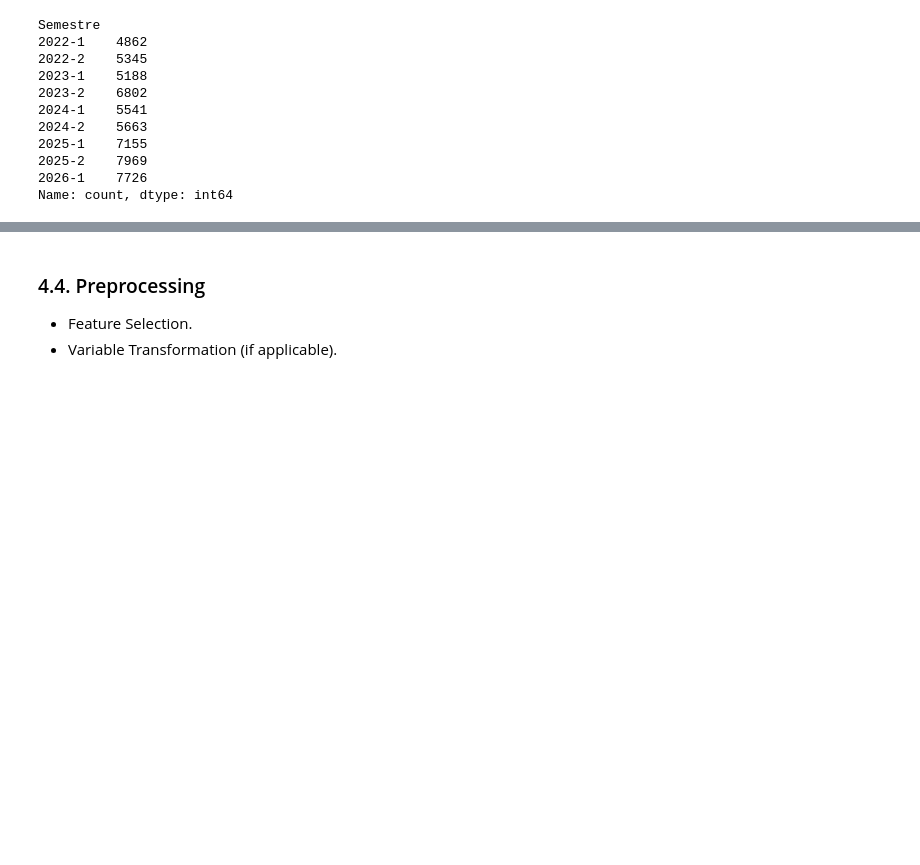
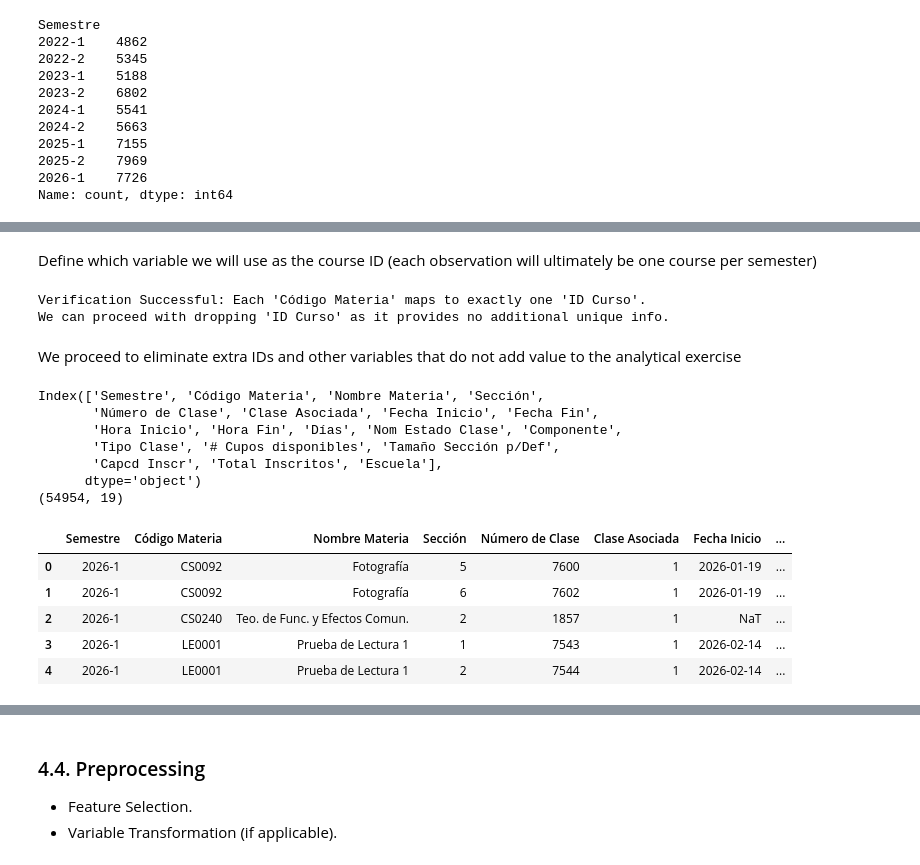
Before and after one commit to SaraMR9/Maestria---Fundamentos-en-ciencia-de-datos, a Jupyter notebook: Proyecto_Final/notebooks/20260207_Final_Project.ipynb, the cells around one changed output, grey strips where cells are left out. Saved outputs shown, nothing was run; the diff lists cells and outputs as text; code cells hidden in the pictures; blank space fills up the shorter version.

```diff
--- a/Proyecto_Final/notebooks/20260207_Final_Project.ipynb
+++ b/Proyecto_Final/notebooks/20260207_Final_Project.ipynb
@@ -315,6 +297,0 @@ To ensure the analysis only includes relevant academic activity, the dataset is
-# %%
-# A filter is applied so that only classes in 'Activo' (Active) and 'Detener Inscripción' (Stop Enrollment) status remain.
-programacion = programacion[(programacion["Estado Clase"].isin(["Activo", "Detener Inscripción"]))]
-
-# Verify the remaining unique values in the column
-programacion["Estado Clase"].unique()
@@ -330,0 +336,17 @@ Semester analyzed:
+# %%
+# 1. Check current dataset dimensions
+print(f"Original dataset size: {programacion.shape}")
+
+# 2. Apply filtering for the subset of interest
+# Criteria: Location = 'POBLADO' AND Teaching Mode = 'P' (In-person)
+df = programacion[
+    (programacion['Ubicación'] == 'POBLADO') &
+    (programacion['Modo Enseñanza'] == 'P')
+].copy() # By using .copy(), we explicitly tell Python that we want to create a new object in memory.
+
+# 3. Verify the resulting subset size
+print(f"Filtered subset size (Poblado/In-person): {df.shape}")
+
+# 4. Calculate the percentage of data retained
+retention_rate = (len(df) / len(programacion)) * 100
+print(f"Data retention rate: {retention_rate:.2f}%")
@@ -330,0 +357,54 @@ Semester analyzed:
+# %% [markdown]
+Define which variable we will use as the course ID (each observation will ultimately be one course per semester)
+# %%
+# Group by 'Código Materia' and count how many unique 'ID Curso' values are associated with each
+# This ensures that one Subject Code does not map to multiple different Course IDs
+subject_id_check = df.groupby('Código Materia')['ID Curso'].nunique()
+
+# Filter to find any instances where a 'Código Materia' has more than 1 'ID Curso'
+inconsistencies = subject_id_check[subject_id_check > 1]
+
+# Display the results
+if inconsistencies.empty:
+    print("Verification Successful: Each 'Código Materia' maps to exactly one 'ID Curso'.")
+    print("We can proceed with dropping 'ID Curso' as it provides no additional unique info.")
+else:
+    print(f"Alert: {len(inconsistencies)} subject(s) found with multiple Course IDs:")
+    print(inconsistencies)
+# %% [output]
+Verification Successful: Each 'Código Materia' maps to exactly one 'ID Curso'.
+We can proceed with dropping 'ID Curso' as it provides no additional unique info.
+# %% [markdown]
+We proceed to eliminate extra IDs and other variables that do not add value to the analytical exercise
+# %%
+# Remove columns that are not considered relevant for the analysis
+# (Either because they have a fixed or default value that adds no insight, or because—as with schedules—they
+# result in duplicates that offer no added value. This specific analysis of scheduling will be conducted in a subsequent phase)
+
+df = df.drop(columns=["Institución", "Grado", "ID Curso", "Código de la sesión", "Nombre de la sesión", "Ubicación", "Calendario Festivos", "Modo Enseñanza", "Modo Enseñanza Descr",
+                                          "Fec_Ini_Real_Clase", "Fec_Fin_Real_Clase", "Aula Asignada", "Capacidad", "Tipo Instalación", "Idioma", "Código del Departamento", "Docentes", "Email Docente", "Horas por semana",
+                                          "Metodología", "Metodología descripción", "Total Hrs Curso", "Horas Programadas", "Tipo de curso" , "Rol Profesor", "Acceso", "Tipo Asignación", "Componente Calificado","Campus", "Estado Clase", "Org Acad", "Estado Inscripción",
+                                          "Prior"], axis=1)
+
+
+# Download a copy of the concatenated dataset
+#data_path = project_root / "data" / "processed" / "02_data.xlsx"
+#df.to_excel(data_path, index=False)
+# %%
+print(df.columns)
+print(df.shape)
+df.head()
+# %% [output]
+Index(['Semestre', 'Código Materia', 'Nombre Materia', 'Sección',
+       'Número de Clase', 'Clase Asociada', 'Fecha Inicio', 'Fecha Fin',
+       'Hora Inicio', 'Hora Fin', 'Días', 'Nom Estado Clase', 'Componente',
+       'Tipo Clase', '# Cupos disponibles', 'Tamaño Sección p/Def',
+       'Capcd Inscr', 'Total Inscritos', 'Escuela'],
+      dtype='object')
+(54954, 19)
+|  | Semestre | Código Materia | Nombre Materia | Sección | Número de Clase | Clase Asociada | Fecha Inicio | ... |
+| 0 | 2026-1 | CS0092 | Fotografía | 5 | 7600 | 1 | 2026-01-19 | ... |
+| 1 | 2026-1 | CS0092 | Fotografía | 6 | 7602 | 1 | 2026-01-19 | ... |
+| 2 | 2026-1 | CS0240 | Teo. de Func. y Efectos Comun. | 2 | 1857 | 1 | NaT | ... |
+| 3 | 2026-1 | LE0001 | Prueba de Lectura 1 | 1 | 7543 | 1 | 2026-02-14 | ... |
+| 4 | 2026-1 | LE0001 | Prueba de Lectura 1 | 2 | 7544 | 1 | 2026-02-14 | ... |
```
Also changed, not shown: parts of 38 cells of this notebook, 6 other files.
